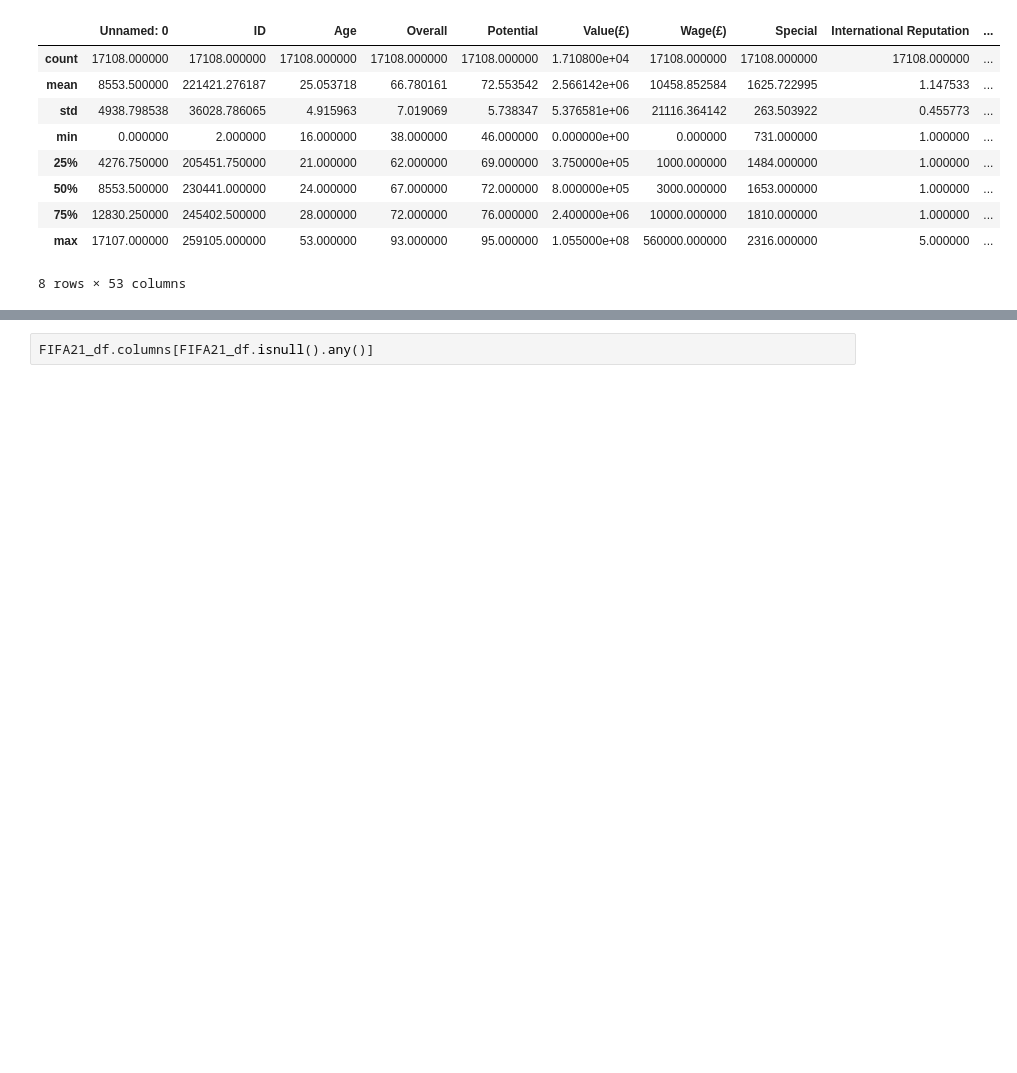
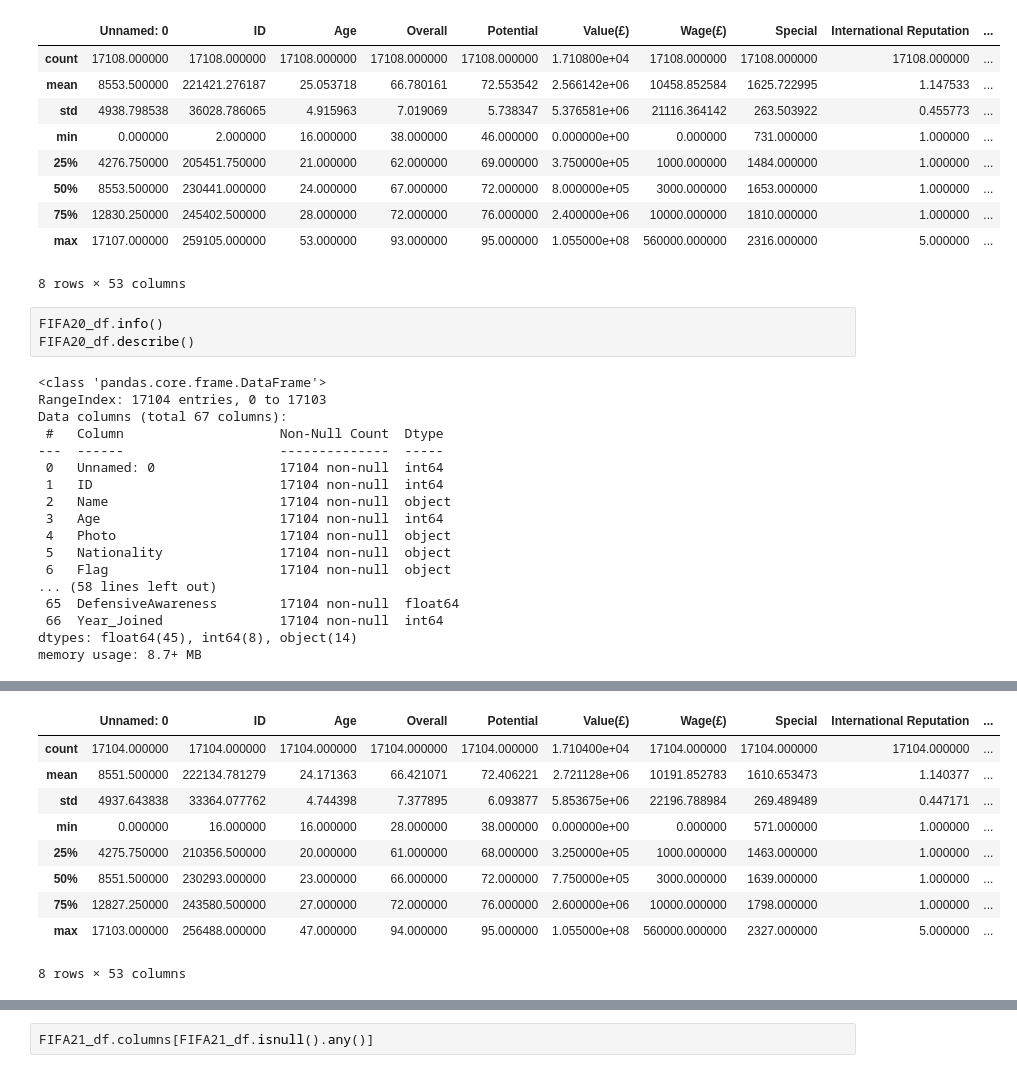
Before and after one commit to BrandonLCC/FIFA_ML_Kedro, a Jupyter notebook: machine-learning-project/notebooks/2_Data_Understanding.ipynb, the cells around one changed output, grey strips where cells are left out. Drawn from its saved outputs; the diff is of its cells as text; blank space fills up the shorter version.

```diff
--- a/machine-learning-project/notebooks/2_Data_Understanding.ipynb
+++ b/machine-learning-project/notebooks/2_Data_Understanding.ipynb
@@ -138,3 +138,24 @@ memory usage: 8.7+ MB
 | 75% | 12830.250000 | 245402.500000 | 28.000000 | 72.000000 | 76.000000 | 2.400000e+06 | 10000.000000 | 1810.000000 | 1.000000 | ... |
 | max | 17107.000000 | 259105.000000 | 53.000000 | 93.000000 | 95.000000 | 1.055000e+08 | 560000.000000 | 2316.000000 | 5.000000 | ... |
 8 rows × 53 columns
+# %%
+FIFA20_df.info()
+FIFA20_df.describe()
+# %% [output]
+<class 'pandas.core.frame.DataFrame'>
+RangeIndex: 17104 entries, 0 to 17103
+Data columns (total 67 columns):
+ #   Column                    Non-Null Count  Dtype
+---  ------                    --------------  -----
+ 0   Unnamed: 0                17104 non-null  int64
+ 1   ID                        17104 non-null  int64
+ 2   Name                      17104 non-null  object
+ 3   Age                       17104 non-null  int64
+ 4   Photo                     17104 non-null  object
+ 5   Nationality               17104 non-null  object
+ 6   Flag                      17104 non-null  object
+... (58 lines left out)
+ 65  DefensiveAwareness        17104 non-null  float64
+ 66  Year_Joined               17104 non-null  int64
+dtypes: float64(45), int64(8), object(14)
+memory usage: 8.7+ MB
@@ -140,0 +163,10 @@ memory usage: 8.7+ MB
+|  | Unnamed: 0 | ID | Age | Overall | Potential | Value(£) | Wage(£) | Special | International Reputation | ... |
+| count | 17104.000000 | 17104.000000 | 17104.000000 | 17104.000000 | 17104.000000 | 1.710400e+04 | 17104.000000 | 17104.000000 | 17104.000000 | ... |
+| mean | 8551.500000 | 222134.781279 | 24.171363 | 66.421071 | 72.406221 | 2.721128e+06 | 10191.852783 | 1610.653473 | 1.140377 | ... |
+| std | 4937.643838 | 33364.077762 | 4.744398 | 7.377895 | 6.093877 | 5.853675e+06 | 22196.788984 | 269.489489 | 0.447171 | ... |
+| min | 0.000000 | 16.000000 | 16.000000 | 28.000000 | 38.000000 | 0.000000e+00 | 0.000000 | 571.000000 | 1.000000 | ... |
+| 25% | 4275.750000 | 210356.500000 | 20.000000 | 61.000000 | 68.000000 | 3.250000e+05 | 1000.000000 | 1463.000000 | 1.000000 | ... |
+| 50% | 8551.500000 | 230293.000000 | 23.000000 | 66.000000 | 72.000000 | 7.750000e+05 | 3000.000000 | 1639.000000 | 1.000000 | ... |
+| 75% | 12827.250000 | 243580.500000 | 27.000000 | 72.000000 | 76.000000 | 2.600000e+06 | 10000.000000 | 1798.000000 | 1.000000 | ... |
+| max | 17103.000000 | 256488.000000 | 47.000000 | 94.000000 | 95.000000 | 1.055000e+08 | 560000.000000 | 2327.000000 | 5.000000 | ... |
+8 rows × 53 columns
```
Also changed, not shown: parts of 23 cells of this notebook, 1 other file.
